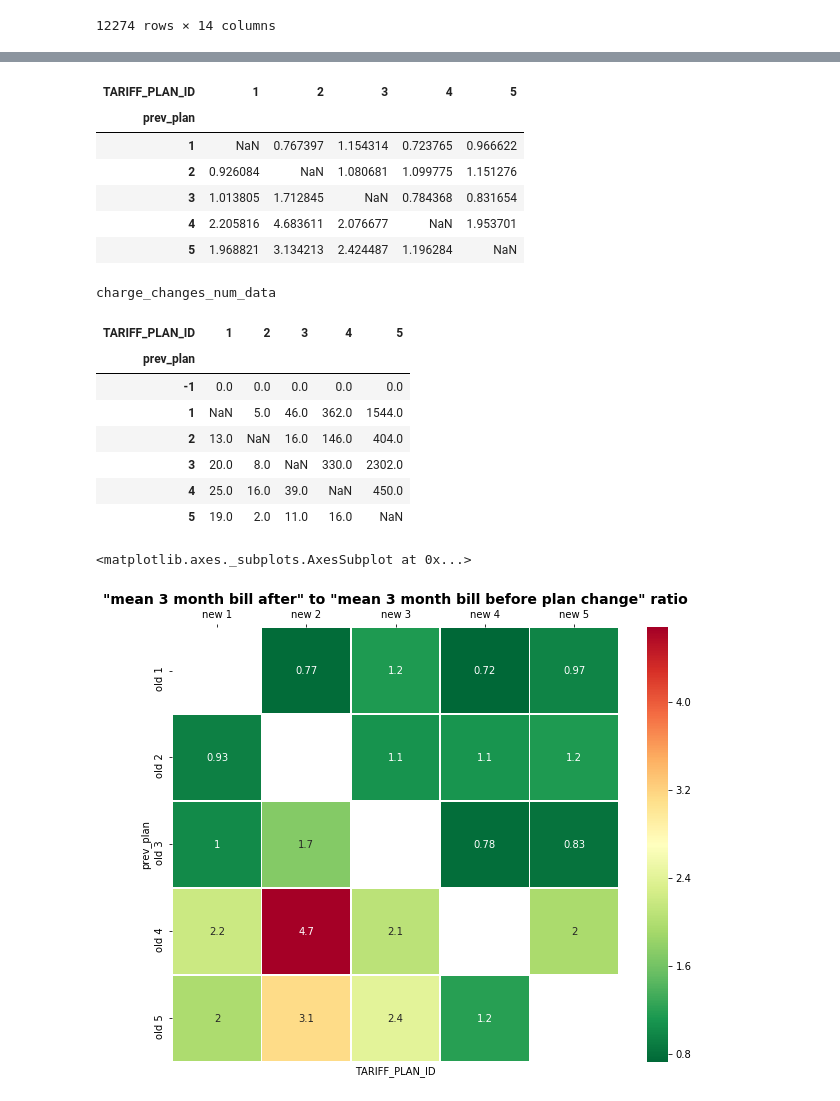
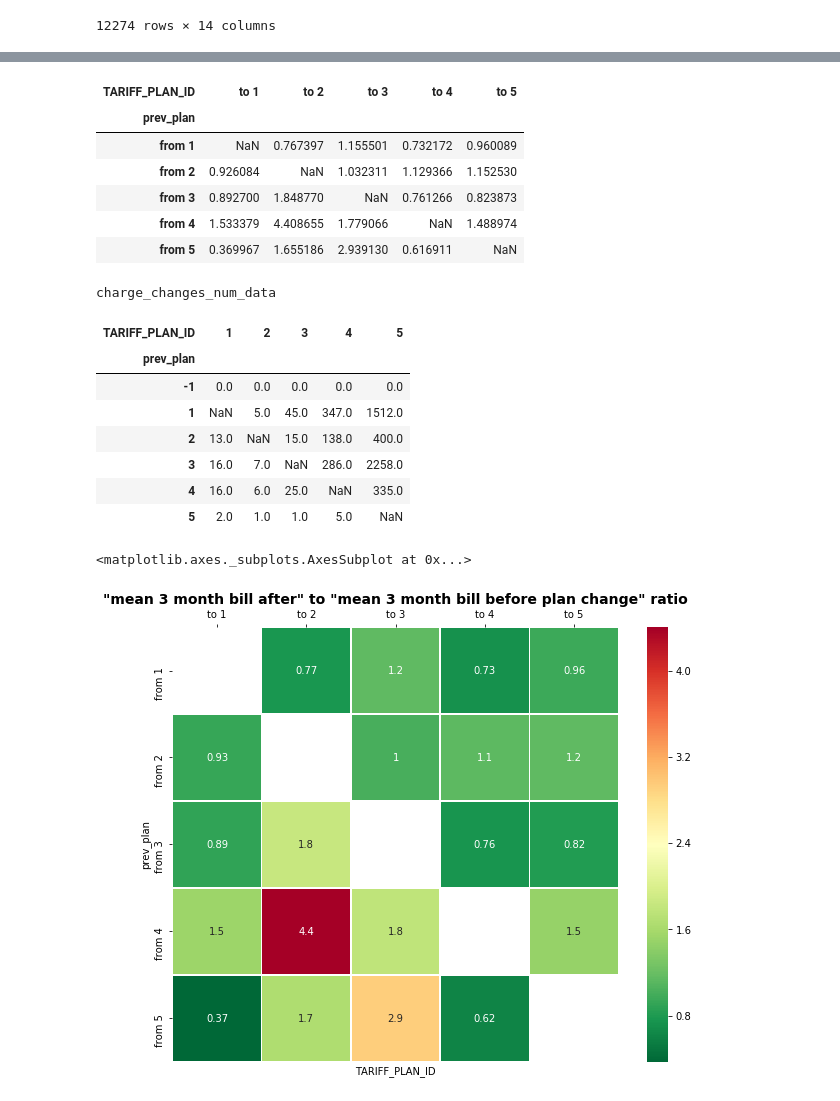
Before and after one commit to anatol-grabowski/test_task_plans_data, a Jupyter notebook: task3.ipynb, the cells around one changed output, grey strips where cells are left out. Cells and saved outputs as stored; diff of their text form; code cells hidden in the pictures.

```diff
--- a/task3.ipynb
+++ b/task3.ipynb
@@ -381,0 +401,3 @@ display(charges_per_plan)
+# %%
+ps_chs = ps_with_chs[(ps_with_chs['change3'] > 0)]
+display(ps_chs)
@@ -382,41 +412,43 @@ display(charges_per_plan)
 # %%
-charge_changes = ps_with_chs.pivot_table(index='prev_plan', columns='TARIFF_PLAN_ID', values='change3', aggfunc=np.mean)
+charge_changes = ps_chs.pivot_table(index='prev_plan', columns='TARIFF_PLAN_ID', values='change3', aggfunc=np.mean)
+charge_changes.rename(columns=lambda col: 'to ' + str(col), inplace=True)
+charge_changes.rename(index=lambda row: 'from ' + str(row) if row != -1 else 'no plan', inplace=True)
 charge_changes_num_data = ps_with_chs.pivot_table(index='prev_plan', columns='TARIFF_PLAN_ID', values='change3', aggfunc=lambda s: (s > 0).sum())
 before_unpayers = ps_with_chs.pivot_table(index='prev_plan', columns='TARIFF_PLAN_ID', values='was0', aggfunc=np.sum)
 after_unpayers = ps_with_chs.pivot_table(index='prev_plan', columns='TARIFF_PLAN_ID', values='bec0', aggfunc=np.sum)
 with pd.option_context('display.max_rows', 10):
     # display(charge_changes.style.background_gradient(cmap='summer'))
     display(charge_changes)
     print('charge_changes_num_data')
     display(charge_changes_num_data)
 #     display(former_unpayers)
 #     display(after_unpayers)
 fig, ax = plt.subplots(figsize=(10,8))
 ax.set_title('"mean 3 month bill after" to "mean 3 month bill before plan change" ratio',
              fontsize=14, fontweight="bold")
 ax.xaxis.set_ticks_position('top')
 # labels = np.array([[v if v > 0 else 0 for v in row] for row in charge_changes_num_data.values[1:]])
 # print(labels)
 sns.heatmap(charge_changes, cmap='RdYlGn_r', linewidths=0.5, annot=True, ax=ax,
-            xticklabels=['new ' + str(col) for col in charge_changes],
-            yticklabels=['old ' + str(row) for row in charge_changes.index]
+#             xticklabels=['to ' + str(col) for col in charge_changes],
+#             yticklabels=['from ' + str(row) for row in charge_changes.index]
            )
 # %% [output]
-| TARIFF_PLAN_ID | 1 | 2 | 3 | 4 | 5 |
+| TARIFF_PLAN_ID | to 1 | to 2 | to 3 | to 4 | to 5 |
 | prev_plan |  |  |  |  |  |
-| 1 | NaN | 0.767397 | 1.154314 | 0.723765 | 0.966622 |
-| 2 | 0.926084 | NaN | 1.080681 | 1.099775 | 1.151276 |
-| 3 | 1.013805 | 1.712845 | NaN | 0.784368 | 0.831654 |
-| 4 | 2.205816 | 4.683611 | 2.076677 | NaN | 1.953701 |
-| 5 | 1.968821 | 3.134213 | 2.424487 | 1.196284 | NaN |
+| from 1 | NaN | 0.767397 | 1.155501 | 0.732172 | 0.960089 |
+| from 2 | 0.926084 | NaN | 1.032311 | 1.129366 | 1.152530 |
+| from 3 | 0.892700 | 1.848770 | NaN | 0.761266 | 0.823873 |
+| from 4 | 1.533379 | 4.408655 | 1.779066 | NaN | 1.488974 |
+| from 5 | 0.369967 | 1.655186 | 2.939130 | 0.616911 | NaN |
 charge_changes_num_data
 | TARIFF_PLAN_ID | 1 | 2 | 3 | 4 | 5 |
 | prev_plan |  |  |  |  |  |
 | -1 | 0.0 | 0.0 | 0.0 | 0.0 | 0.0 |
-| 1 | NaN | 5.0 | 46.0 | 362.0 | 1544.0 |
-| 2 | 13.0 | NaN | 16.0 | 146.0 | 404.0 |
-| 3 | 20.0 | 8.0 | NaN | 330.0 | 2302.0 |
-| 4 | 25.0 | 16.0 | 39.0 | NaN | 450.0 |
-| 5 | 19.0 | 2.0 | 11.0 | 16.0 | NaN |
+| 1 | NaN | 5.0 | 45.0 | 347.0 | 1512.0 |
+| 2 | 13.0 | NaN | 15.0 | 138.0 | 400.0 |
+| 3 | 16.0 | 7.0 | NaN | 286.0 | 2258.0 |
+| 4 | 16.0 | 6.0 | 25.0 | NaN | 335.0 |
+| 5 | 2.0 | 1.0 | 1.0 | 5.0 | NaN |
 <matplotlib.axes._subplots.AxesSubplot at 0x...>
-[figure, old version]
+[figure, new version]
```
Also changed, not shown: parts of 24 cells of this notebook, 5 other files.
